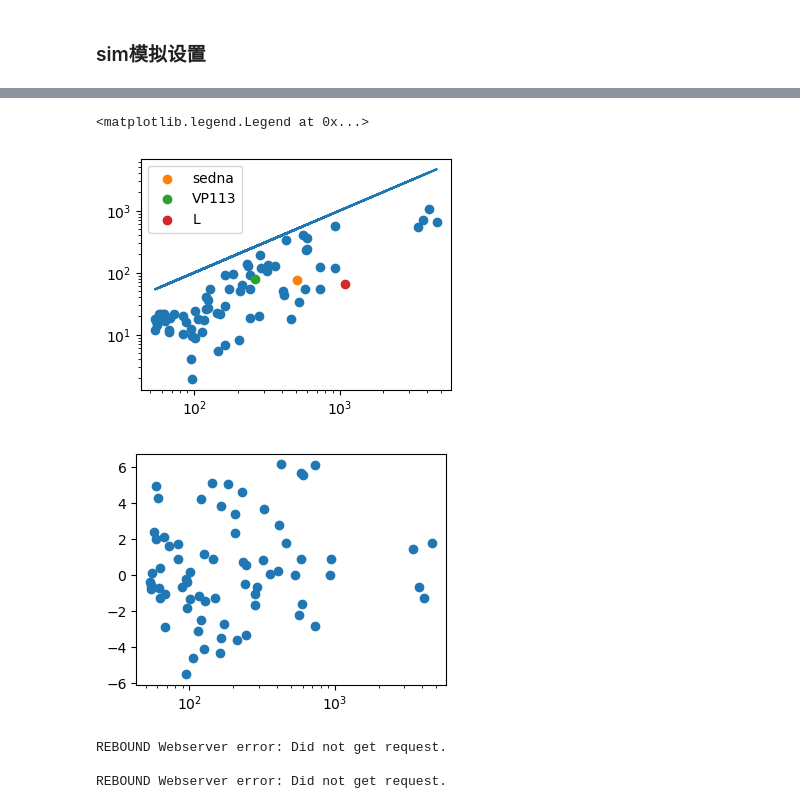
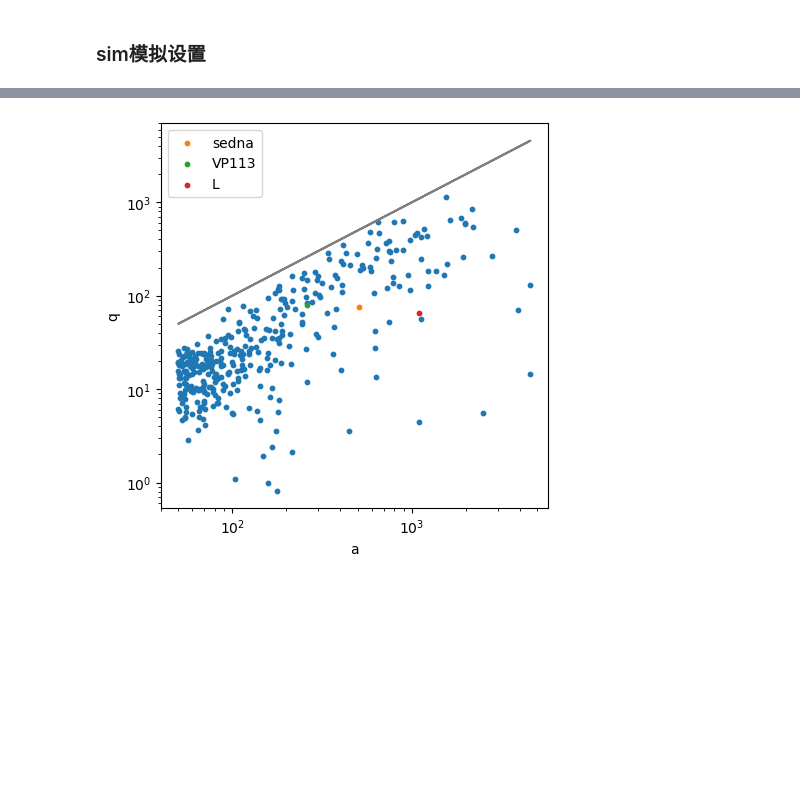
Before and after one commit to qingru-hu/Sedna, a Jupyter notebook: mine/flyby/flyby.ipynb, the cells around one changed output, grey strips where cells are left out. Drawn from its saved outputs; the diff is of its cells as text; code cells hidden in the pictures; blank space fills up the shorter version.

Commit message:
try different pomegas

```diff
--- a/mine/flyby/flyby.ipynb
+++ b/mine/flyby/flyby.ipynb
@@ -67,21 +67,23 @@ sim = rebound.Simulation()
 sim.units = ('yr', 'AU', 'Msun')
 print("G = {0}.".format(sim.G))
 
-sim.exit_max_distance = 20000.
+# sim.exit_max_distance = 20000.
 
 # sim.heartbeat=heratbeat
 sim.integrator = "whfast"
 sim.dt = 0.05
 
 sim.add(m=1., hash='sun')
+
+# 已知v_inf和q求解b(y)，注意要保证轨道是抛物线（E>0）
 # sim.add(m=1., x=15000, y=1075, vx=-0.05, hash='flyby')
-sim.add(m=1., a=-1775.19, e=1.17, l=-PI, hash='flyby')
-# 已知v_inf和q求解b(y)，注意要保证轨道是抛物线（E>0）
+sim.add(m=1., a=-1775.19, e=1.17, inc=0, pomega=PI, l=-PI*3/2, hash='flyby')
+# pomega in [-pi, pi]
 
 
 sim.status(showAllFields=False)
 # sim.widget(size=(400,400))
-sim.start_server(port=1234)
+# sim.start_server(port=1234)
 # %% [output]
 G = 39.476926421373.
 ---------------------------------
@@ -99,6 +106,4 @@ REBOUND Webserver listening on http://localhost:1234 ...
 # %%
-# flyby_inc = 85
-
 for j in range(N_testparticle):
     q = rand()*20+5
     while q>a[j]:
@@ -109,7 +114,7 @@ for j in range(N_testparticle):
     # print(e)
     # look in OrbitalElements.ipynb
     sim.add(primary=sim.particles['sun'], a=a[j], e=e, inc=inc[j],
-            l=rand()*2.*PI, pomega=rand()*2.*PI, Omega=rand()*2.*PI)
+            l=rand()*2.*PI, pomega=rand()*2.*PI)#, Omega=rand()*2.*PI)
     # l = Omega + omega + M, the position of the particle in the orbit, well defined for e=0
     # pomega = Omega + omege, is the angel from the x-axis to the pericenter, well defined for i=0
 
@@ -186,8 +202,12 @@ escape: 1
 # %%
 names = ['sedna', 'VP113', 'L']
-a_sednoid = [506.4, 262.0, 1089.6]
-q_sednoid = [76.2, 80.5, 65.0]
+a_sednoid = np.array([506.4, 262.0, 1089.6])
+q_sednoid = np.array([76.2, 80.5, 65.0])
+inc_sednoid = np.array([11.9, 24.1, 11.7])*PI/180
+pomega_sednoid = -PI/9
 # %%
+N_remain = N_testparticle
+
 a_final = np.zeros(N_remain)
 e_final = np.zeros(N_remain)
 q_final = np.zeros(N_remain)
@@ -212,24 +243,15 @@ sum(ind_valid)
 # %%
-plt.scatter(a_final[ind_valid], q_final[ind_valid])
-plt.plot(a_final[ind_valid], a_final[ind_valid])
+fig, ax = plt.subplots(figsize=(5, 5))
+
+ax.scatter(a_final[ind_valid], q_final[ind_valid],s=10)
+ax.plot(a_final[ind_valid], a_final[ind_valid],c='gray')
 for i in range(3):
-    plt.scatter(a_sednoid[i], q_sednoid[i], label=names[i])
-plt.xscale('log')
-plt.yscale('log')
-plt.legend()
+    ax.scatter(a_sednoid[i], q_sednoid[i], label=names[i],s=10)
+ax.set_xscale('log')
+ax.set_yscale('log')
+ax.set_ylabel('q')
+ax.set_xlabel('a')
+ax.legend()
+plt.show()
 # %% [output]
-<matplotlib.legend.Legend at 0x...>
-[figure, old version]
+[figure, new version]
-# %%
-plt.scatter(a_final[ind_valid], pomega_final[ind_valid])
-# # plt.plot(a_final[ind_valid], a_final[ind_valid])
-# for i in range(3):
-#     plt.scatter(a_sednoid[i], q_sednoid[i], label=names[i])
-plt.xscale('log')
-# plt.yscale('log')
-# plt.legend()
-# %% [output]
-[figure, removed]
-REBOUND Webserver error: Did not get request.
-
-REBOUND Webserver error: Did not get request.
```
Also changed, not shown: parts of 46 cells of this notebook, 2 other files.
